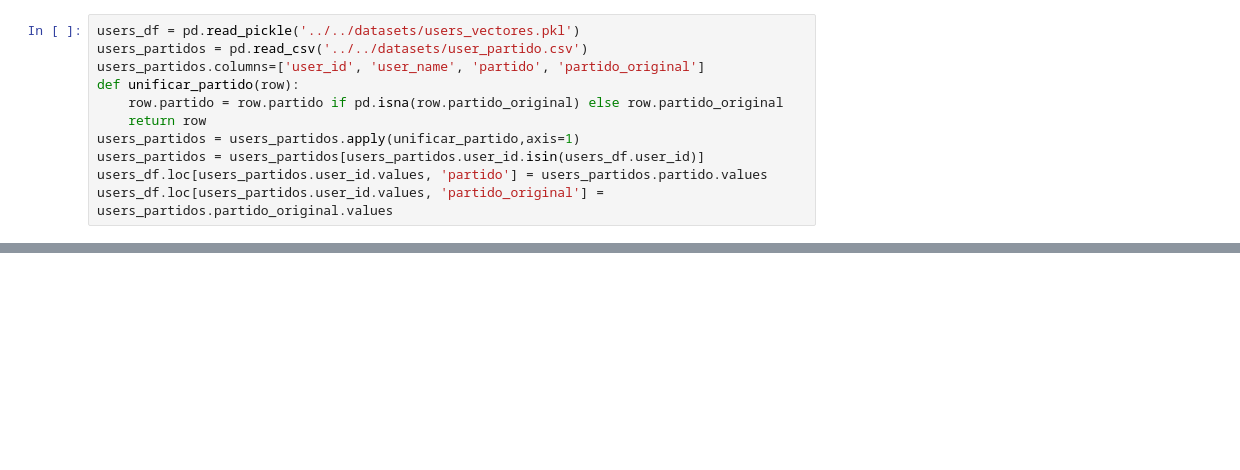
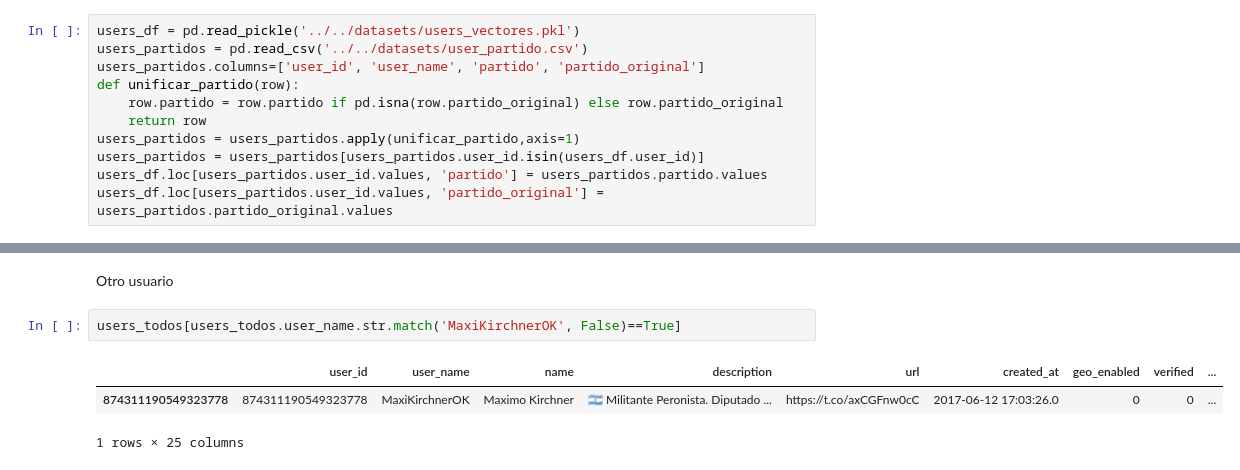
Before and after one commit to matiasngf/twitter_ai, a Jupyter notebook: notebooks/Experiments/TransformEmbeddings.ipynb, the cells around one changed output, grey strips where cells are left out. Cells and saved outputs as stored; diff of their text form; blank space fills up the shorter version.

```diff
--- a/notebooks/Experiments/TransformEmbeddings.ipynb
+++ b/notebooks/Experiments/TransformEmbeddings.ipynb
@@ -33,0 +150,8 @@ users_partidos.head()
+# %% [markdown]
+Otro usuario
+# %%
+users_todos[users_todos.user_name.str.match('MaxiKirchnerOK', False)==True]
+# %% [output]
+|  | user_id | user_name | name | description | url | created_at | geo_enabled | verified | ... |
+| 874311190549323778 | 874311190549323778 | MaxiKirchnerOK | Maximo Kirchner | 🇦🇷 Militante Peronista. Diputado ... | https://t.co/axCGFnw0cC | 2017-06-12 17:03:26.0 | 0 | 0 | ... |
+1 rows × 25 columns
```
Also changed, not shown: parts of 15 cells of this notebook, 1 other file.
